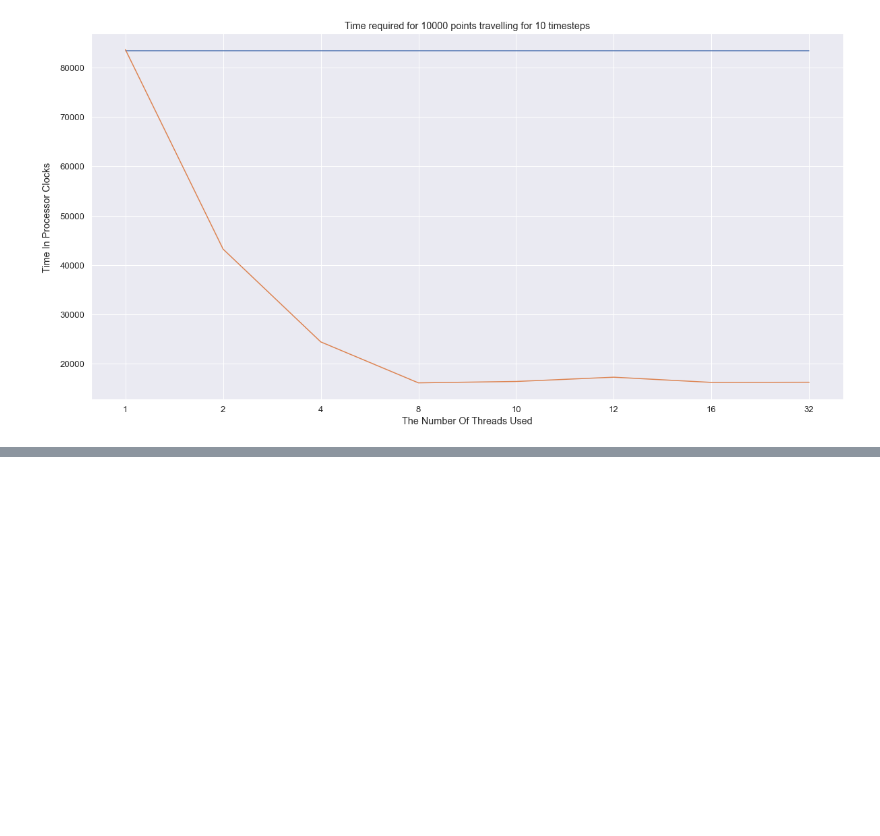
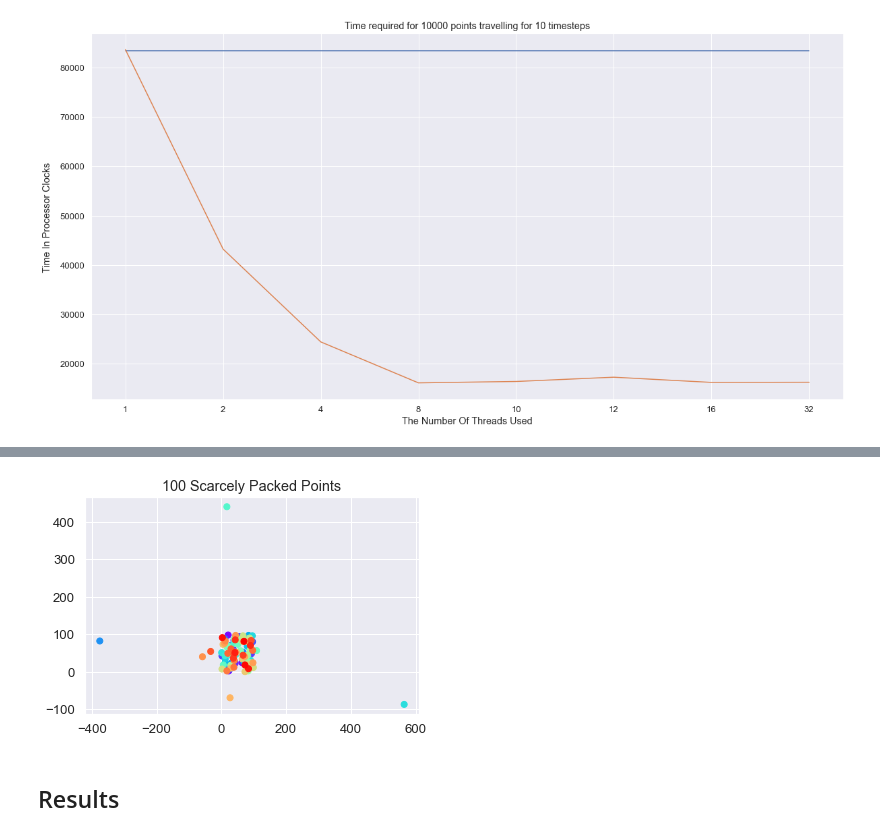
Before and after one commit to Raincwail/Differential-Equations-Solver, a Jupyter notebook: comparison.ipynb, the cells around one changed output, grey strips where cells are left out. Cells and saved outputs as stored; diff of their text form; code cells hidden in the pictures; blank space fills up the shorter version.

```diff
--- a/comparison.ipynb
+++ b/comparison.ipynb
@@ -93,0 +243,8 @@ Points10000.printComparison()
+# %%
+# Using 100 Points in between 0 and 10 moving for 50000 steps. Just Generate them through Input Gen and run through Parallel Ver, put the output into /animations.
+animator_dense = PointAnimation("animations/Scattered_100_Points", "animations/Scattered_animation.gif", "100 Scarcely Packed Points", 1000)
+animator_dense.animate()
+# %% [output]
+[figure, added]
+# %% [markdown]
+## Results
```
Also changed, not shown: parts of 15 cells of this notebook, 8 other files.
